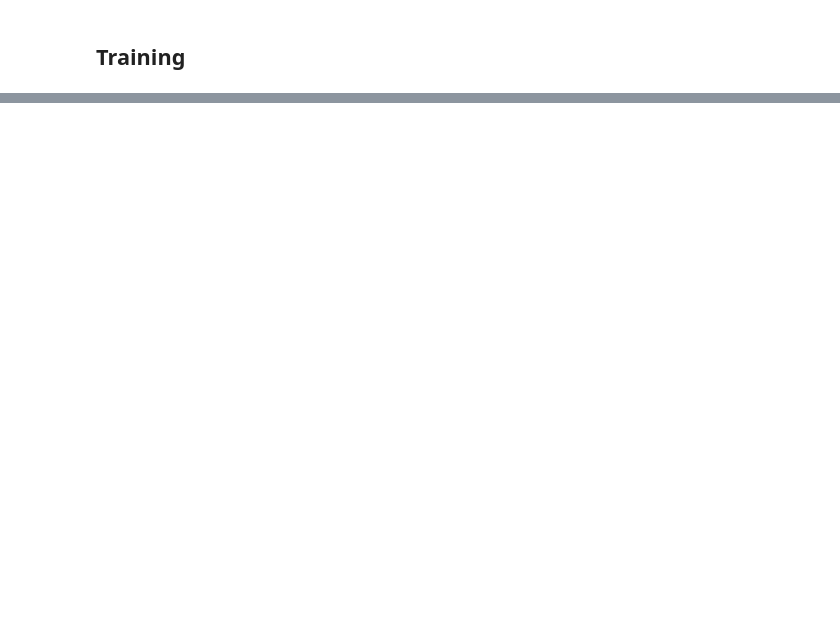
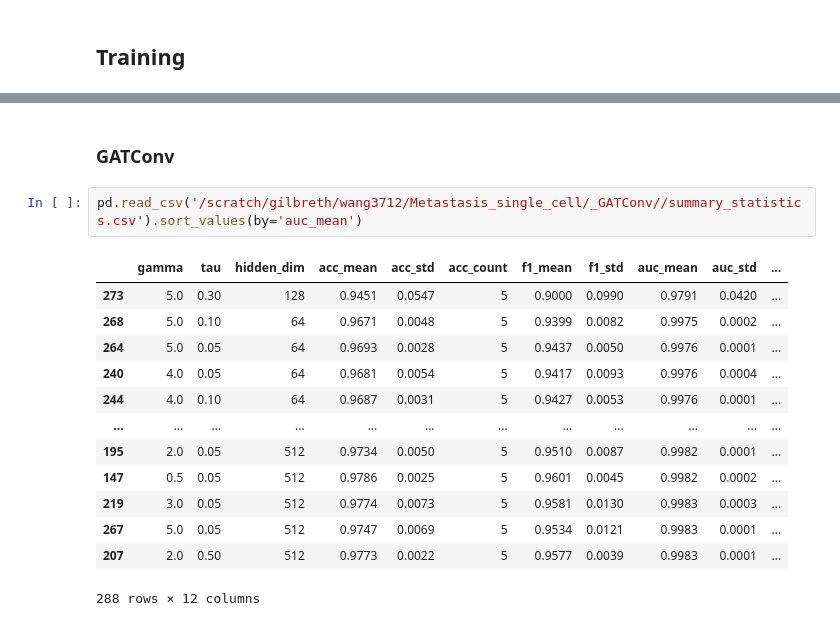
Before and after one commit to loooooooopi/scMeta, a Jupyter notebook: Reproducibility/scMeta_5foldCV.ipynb, the cells around one changed output, grey strips where cells are left out. Cells and saved outputs as stored; diff of their text form; blank space fills up the shorter version.

```diff
--- a/Reproducibility/scMeta_5foldCV.ipynb
+++ b/Reproducibility/scMeta_5foldCV.ipynb
@@ -570,0 +635,18 @@ for gamma in all_results.keys():
+# %% [markdown]
+### GATConv
+# %%
+pd.read_csv('/scratch/gilbreth/wang3712/Metastasis_single_cell/_GATConv//summary_statistics.csv').sort_values(by='auc_mean')
+# %% [output]
+|  | gamma | tau | hidden_dim | acc_mean | acc_std | acc_count | f1_mean | f1_std | auc_mean | auc_std | ... |
+| 273 | 5.0 | 0.30 | 128 | 0.9451 | 0.0547 | 5 | 0.9000 | 0.0990 | 0.9791 | 0.0420 | ... |
+| 268 | 5.0 | 0.10 | 64 | 0.9671 | 0.0048 | 5 | 0.9399 | 0.0082 | 0.9975 | 0.0002 | ... |
+| 264 | 5.0 | 0.05 | 64 | 0.9693 | 0.0028 | 5 | 0.9437 | 0.0050 | 0.9976 | 0.0001 | ... |
+| 240 | 4.0 | 0.05 | 64 | 0.9681 | 0.0054 | 5 | 0.9417 | 0.0093 | 0.9976 | 0.0004 | ... |
+| 244 | 4.0 | 0.10 | 64 | 0.9687 | 0.0031 | 5 | 0.9427 | 0.0053 | 0.9976 | 0.0001 | ... |
+| ... | ... | ... | ... | ... | ... | ... | ... | ... | ... | ... | ... |
+| 195 | 2.0 | 0.05 | 512 | 0.9734 | 0.0050 | 5 | 0.9510 | 0.0087 | 0.9982 | 0.0001 | ... |
+| 147 | 0.5 | 0.05 | 512 | 0.9786 | 0.0025 | 5 | 0.9601 | 0.0045 | 0.9982 | 0.0002 | ... |
+| 219 | 3.0 | 0.05 | 512 | 0.9774 | 0.0073 | 5 | 0.9581 | 0.0130 | 0.9983 | 0.0003 | ... |
+| 267 | 5.0 | 0.05 | 512 | 0.9747 | 0.0069 | 5 | 0.9534 | 0.0121 | 0.9983 | 0.0001 | ... |
+| 207 | 2.0 | 0.50 | 512 | 0.9773 | 0.0022 | 5 | 0.9577 | 0.0039 | 0.9983 | 0.0001 | ... |
+288 rows × 12 columns
```
Also changed, not shown: parts of 42 cells of this notebook, 3 other files.
